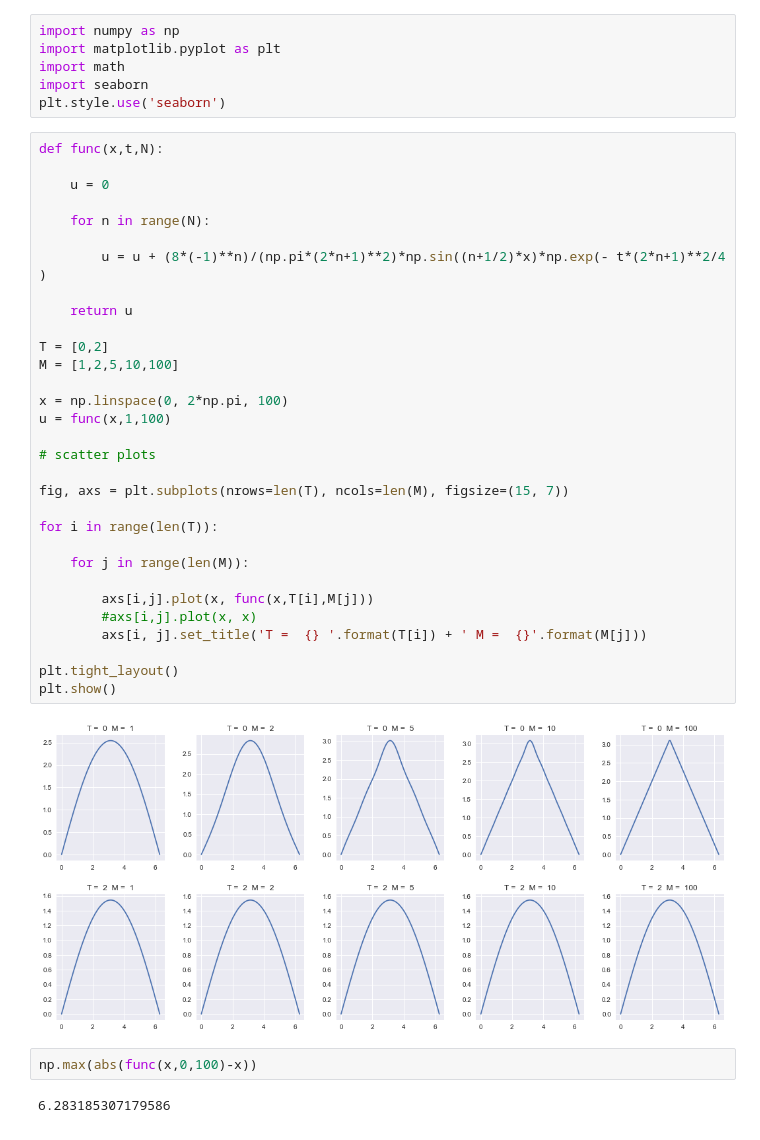
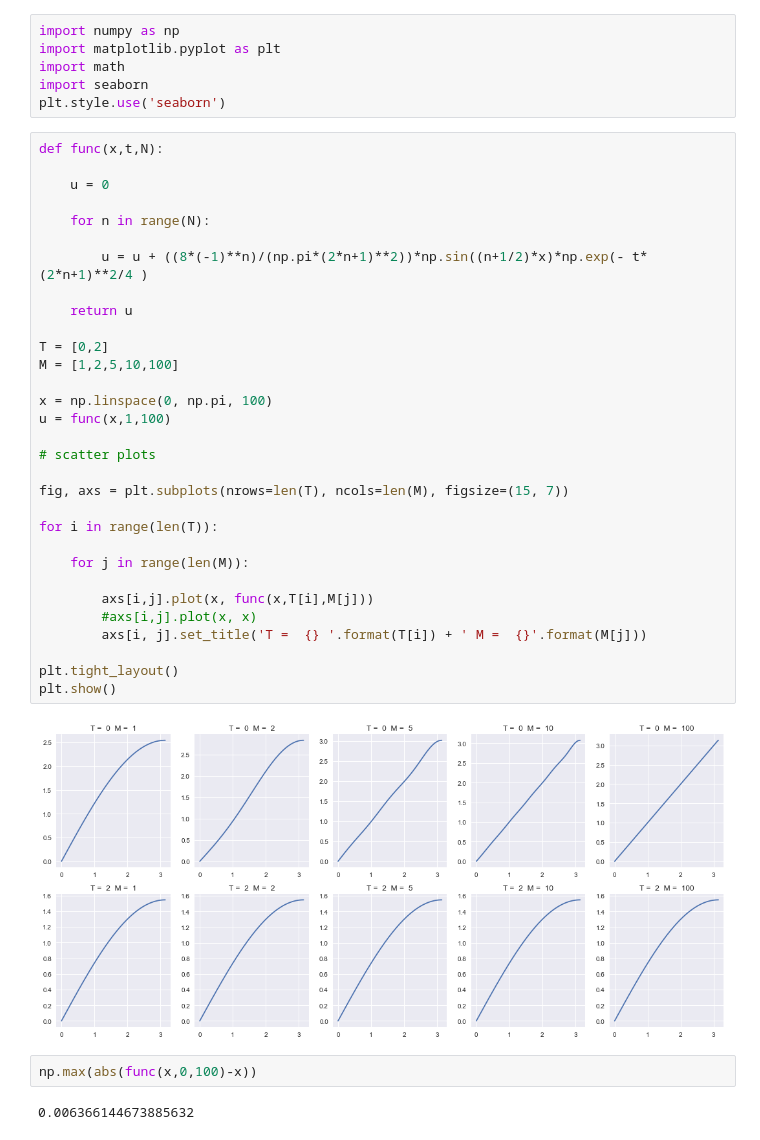
Before and after one commit to Junaid-Aftab/AMSC-661-Scientific-Computing, a Jupyter notebook: HeatEq.ipynb, the cells around one changed output. Drawn from its saved outputs; the diff is of its cells as text.

```diff
--- a/HeatEq.ipynb
+++ b/HeatEq.ipynb
@@ -7,37 +7,37 @@ plt.style.use('seaborn')
 # %%
 def func(x,t,N):
 
     u = 0
 
     for n in range(N):
 
-        u = u + (8*(-1)**n)/(np.pi*(2*n+1)**2)*np.sin((n+1/2)*x)*np.exp(- t*(2*n+1)**2/4 )
+        u = u + ((8*(-1)**n)/(np.pi*(2*n+1)**2))*np.sin((n+1/2)*x)*np.exp(- t*(2*n+1)**2/4 )
 
     return u
 
 T = [0,2]
 M = [1,2,5,10,100]
 
-x = np.linspace(0, 2*np.pi, 100)
+x = np.linspace(0, np.pi, 100)
 u = func(x,1,100)
 
 # scatter plots
 
 fig, axs = plt.subplots(nrows=len(T), ncols=len(M), figsize=(15, 7))
 
 for i in range(len(T)):
 
     for j in range(len(M)):
 
         axs[i,j].plot(x, func(x,T[i],M[j]))
         #axs[i,j].plot(x, x)
         axs[i, j].set_title('T =  {} '.format(T[i]) + ' M =  {}'.format(M[j]))
 
 plt.tight_layout()
 plt.show()
 # %% [output]
-[figure, old version]
+[figure, new version]
 # %%
 np.max(abs(func(x,0,100)-x))
 # %% [output]
-6.283185307179586
+0.006366144673885632
```
